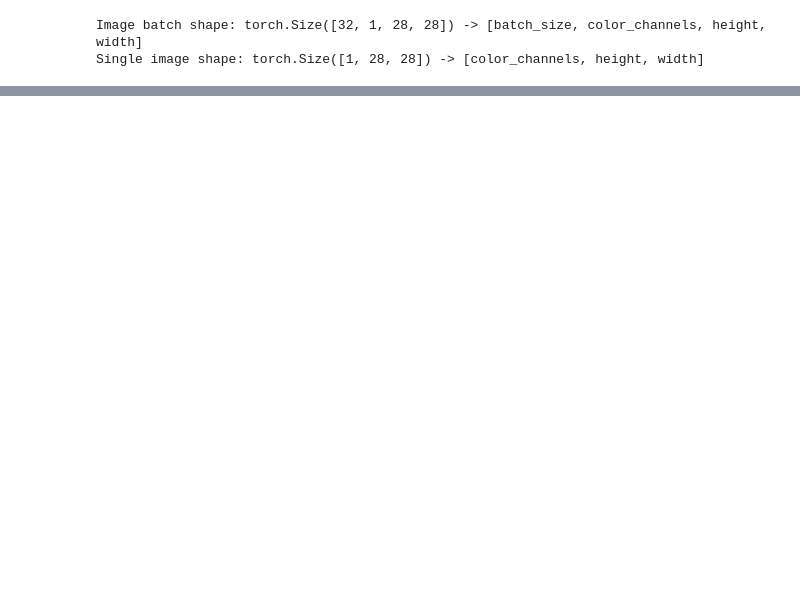
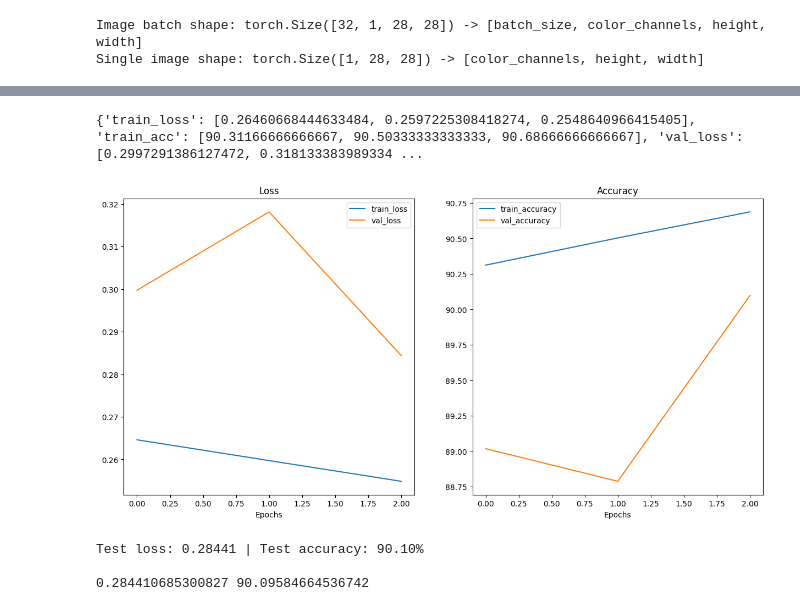
Before and after one commit to juancolamendy/ml-tutorials, a Jupyter notebook: pytorch/convnets_multiclassifier.ipynb, the cells around one changed output, grey strips where cells are left out. Drawn from its saved outputs; the diff is of its cells as text; code cells hidden in the pictures; blank space fills up the shorter version.

```diff
--- a/pytorch/convnets_classifier.ipynb
+++ b/pytorch/convnets_multiclassifier.ipynb
@@ -17,7 +20,7 @@ import matplotlib.pyplot as plt
 # load data
 # Setup training data
 train_data = datasets.FashionMNIST(
-    root="data", # where to download data to?
+    root="local_training_data", # where to download data to?
     train=True, # get training data
     download=True, # download data if it doesn't exist on disk
     transform=ToTensor(), # images come as PIL format, we want to turn into Torch tensors
@@ -26,7 +29,7 @@ train_data = datasets.FashionMNIST(
 
 # Setup testing data
 test_data = datasets.FashionMNIST(
-    root="data",
+    root="local_training_data",
     train=False, # get test data
     download=True,
     transform=ToTensor()
@@ -401,0 +393,57 @@ Test loss: 2.30524 | Test accuracy: 10.38%
+# %%
+print(results)
+# %% [output]
+{'train_loss': [0.26460668444633484, 0.2597225308418274, 0.2548640966415405], 'train_acc': [90.31166666666667, 90.50333333333333, 90.68666666666667], 'val_loss': [0.2997291386127472, 0.318133383989334 ...
+# %%
+def plot_training_results(results):
+    """Plots training curves of a results dictionary.
+
+    Args:
+        results (dict): dictionary containing list of values, e.g.
+            {"train_loss": [...],
+             "train_acc": [...],
+             "val_loss": [...],
+             "val_acc": [...]}
+    """
+    loss = results["train_loss"]
+    test_loss = results["val_loss"]
+
+    accuracy = results["train_acc"]
+    test_accuracy = results["val_acc"]
+
+    epochs = range(len(results["train_loss"]))
+
+    plt.figure(figsize=(15, 7))
+
+    # Plot loss
+    plt.subplot(1, 2, 1)
+    plt.plot(epochs, loss, label="train_loss")
+    plt.plot(epochs, test_loss, label="val_loss")
+    plt.title("Loss")
+    plt.xlabel("Epochs")
+    plt.legend()
+
+    # Plot accuracy
+    plt.subplot(1, 2, 2)
+    plt.plot(epochs, accuracy, label="train_accuracy")
+    plt.plot(epochs, test_accuracy, label="val_accuracy")
+    plt.title("Accuracy")
+    plt.xlabel("Epochs")
+    plt.legend()
+# %%
+plot_training_results(results)
+# %% [output]
+[figure, added]
+# %%
+# evaluate the model with testing data
+val_loss, val_acc = evaluate_model(data_loader=test_dataloader,
+    model=model,
+    loss_fn=loss_fn,
+    accuracy_fn=accuracy_fn,
+    device=device
+)
+print(val_loss, val_acc)
+# %% [output]
+Test loss: 0.28441 | Test accuracy: 90.10%
+
+0.284410685300827 90.09584664536742
```
Also changed, not shown: parts of 13 cells of this notebook, 1 other file.
